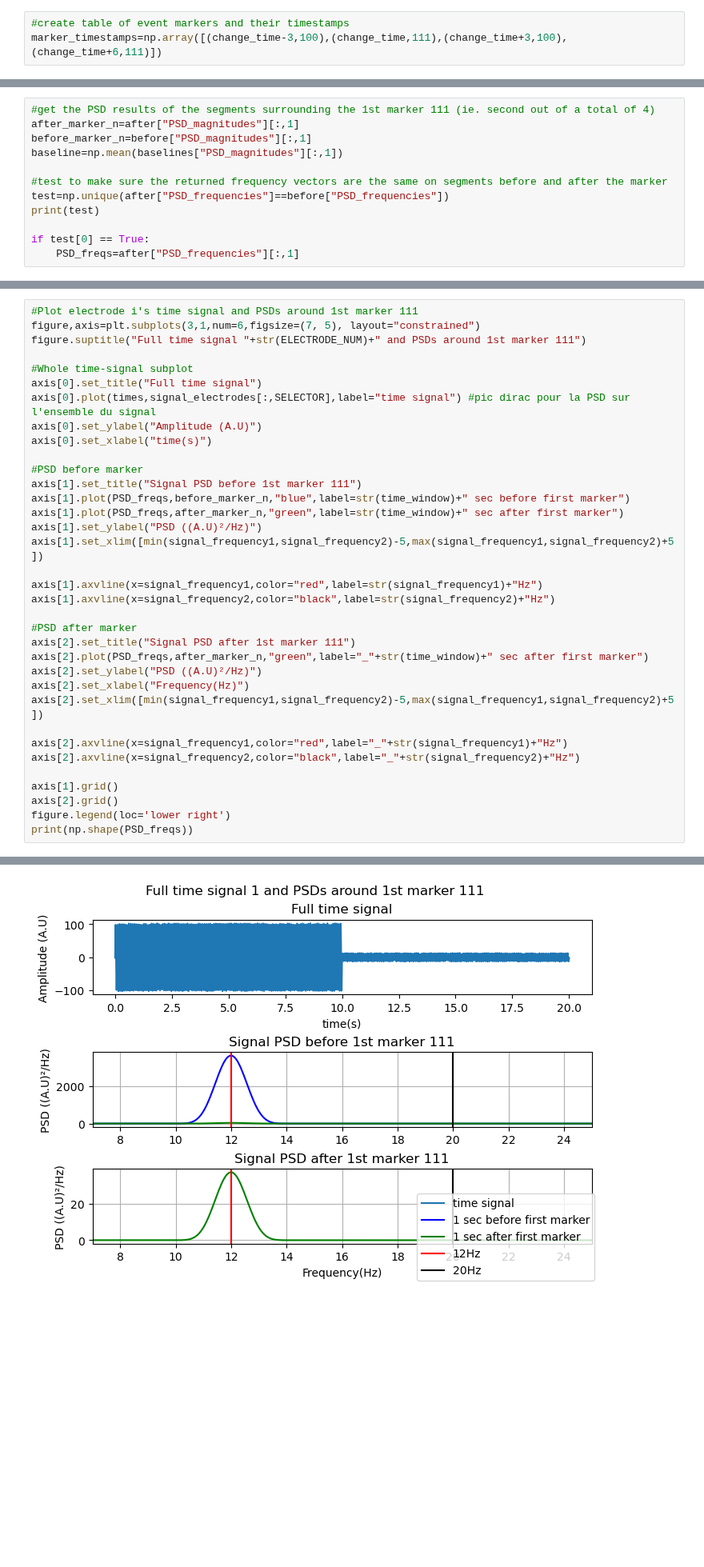
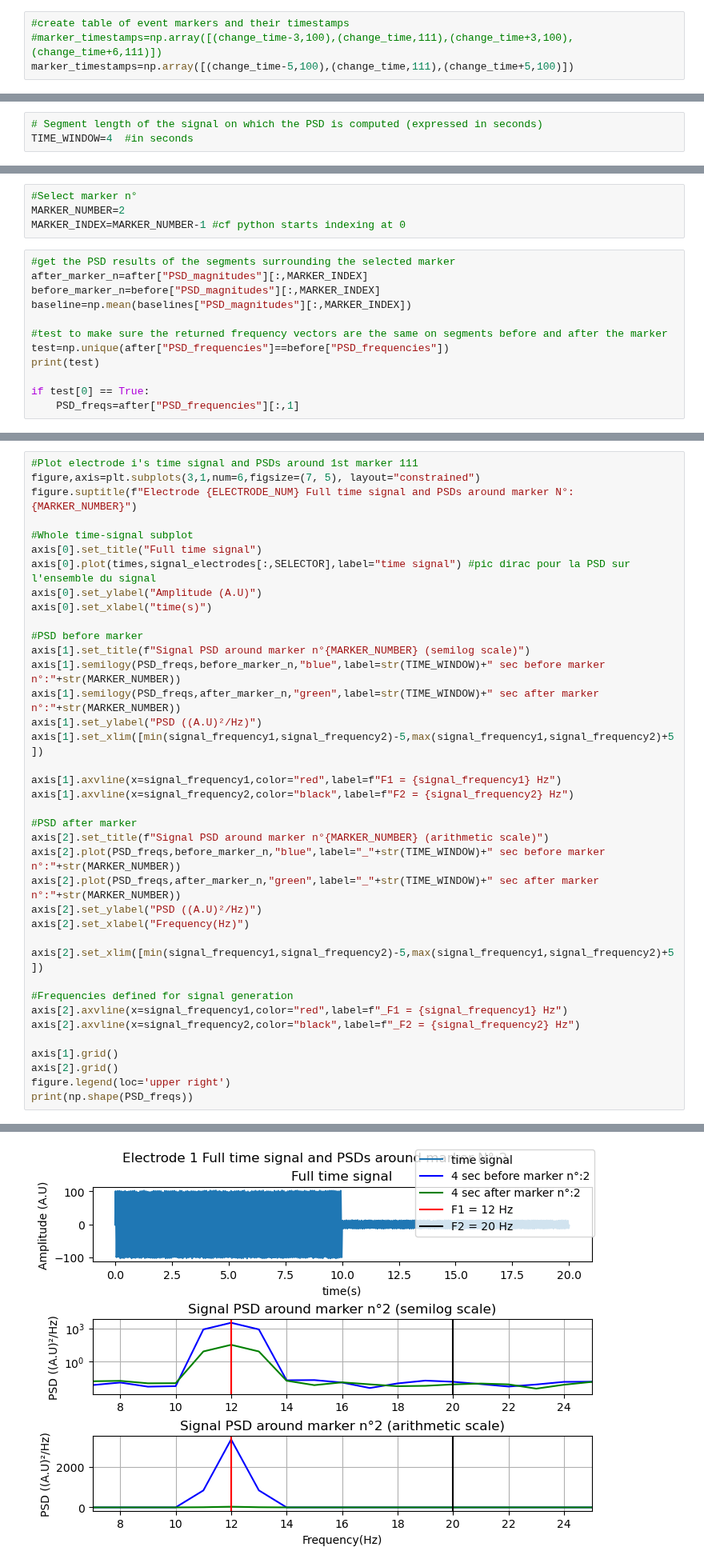
Before and after one commit to iwissemben/Stage_Signal_Physio, a Jupyter notebook: SRC/ERSP_artificial.ipynb, the cells around one changed output, grey strips where cells are left out. Shown at 80% size. Saved outputs shown, nothing was run; the diff lists cells and outputs as text; blank space fills up the shorter version.

```diff
--- a/SRC/ERSP_artificial.ipynb
+++ b/SRC/ERSP_artificial.ipynb
@@ -112,6 +113,7 @@ Creation of an array of markers and their timestamps as {column1:timestamp, colu
 # %%
 #create table of event markers and their timestamps
-marker_timestamps=np.array([(change_time-3,100),(change_time,111),(change_time+3,100),(change_time+6,111)])
+#marker_timestamps=np.array([(change_time-3,100),(change_time,111),(change_time+3,100),(change_time+6,111)])
+marker_timestamps=np.array([(change_time-5,100),(change_time,111),(change_time+5,100)])
 # %% [markdown]
 ### Generate noise <a   name="noise"></a>
 # %%
@@ -274,6 +302,9 @@ Solution: revoir et simplifier la methode de calcul des PSD et de la variation r
 ## 2-PSD around markers and ratio calculation: New method<a   name="new"></a>
 # %% [markdown]
 ### Compute the PSDs around all markers for one signal<a   name="psdnew"></a>
+# %%
+# Segment length of the signal on which the PSD is computed (expressed in seconds)
+TIME_WINDOW=4  #in seconds
 # %%
 #Compute the power spectrum on segments before and after all markers for selected electrode
 
@@ -290,8 +329,12 @@ baselines=compute_welch_on_a_signal_before_each_marker(signal_electrodes[:,SELEC
+# %%
+#Select marker n°
+MARKER_NUMBER=2
+MARKER_INDEX=MARKER_NUMBER-1 #cf python starts indexing at 0
 # %%
-#get the PSD results of the segments surrounding the 1st marker 111 (ie. second out of a total of 4)
-after_marker_n=after["PSD_magnitudes"][:,1]
-before_marker_n=before["PSD_magnitudes"][:,1]
-baseline=np.mean(baselines["PSD_magnitudes"][:,1])
+#get the PSD results of the segments surrounding the selected marker
+after_marker_n=after["PSD_magnitudes"][:,MARKER_INDEX]
+before_marker_n=before["PSD_magnitudes"][:,MARKER_INDEX]
+baseline=np.mean(baselines["PSD_magnitudes"][:,MARKER_INDEX])
 
 #test to make sure the returned frequency vectors are the same on segments before and after the marker
 test=np.unique(after["PSD_frequencies"]==before["PSD_frequencies"])
@@ -306,7 +349,7 @@ if test[0] == True:
 # %%
 #Plot electrode i's time signal and PSDs around 1st marker 111
 figure,axis=plt.subplots(3,1,num=6,figsize=(7, 5), layout="constrained")
-figure.suptitle("Full time signal "+str(ELECTRODE_NUM)+" and PSDs around 1st marker 111")
+figure.suptitle(f"Electrode {ELECTRODE_NUM} Full time signal and PSDs around marker N°:{MARKER_NUMBER}")
 
 #Whole time-signal subplot
 axis[0].set_title("Full time signal")
@@ -315,27 +358,30 @@ axis[0].set_ylabel("Amplitude (A.U)")
 axis[0].set_xlabel("time(s)")
 
 #PSD before marker
-axis[1].set_title("Signal PSD before 1st marker 111")
-axis[1].plot(PSD_freqs,before_marker_n,"blue",label=str(time_window)+" sec before first marker")
-axis[1].plot(PSD_freqs,after_marker_n,"green",label=str(time_window)+" sec after first marker")
+axis[1].set_title(f"Signal PSD around marker n°{MARKER_NUMBER} (semilog scale)")
+axis[1].semilogy(PSD_freqs,before_marker_n,"blue",label=str(TIME_WINDOW)+" sec before marker n°:"+str(MARKER_NUMBER))
+axis[1].semilogy(PSD_freqs,after_marker_n,"green",label=str(TIME_WINDOW)+" sec after marker n°:"+str(MARKER_NUMBER))
 axis[1].set_ylabel("PSD ((A.U)²/Hz)")
 axis[1].set_xlim([min(signal_frequency1,signal_frequency2)-5,max(signal_frequency1,signal_frequency2)+5])
 
-axis[1].axvline(x=signal_frequency1,color="red",label=str(signal_frequency1)+"Hz")
-axis[1].axvline(x=signal_frequency2,color="black",label=str(signal_frequency2)+"Hz")
+axis[1].axvline(x=signal_frequency1,color="red",label=f"F1 = {signal_frequency1} Hz")
+axis[1].axvline(x=signal_frequency2,color="black",label=f"F2 = {signal_frequency2} Hz")
 
 #PSD after marker
-axis[2].set_title("Signal PSD after 1st marker 111")
-axis[2].plot(PSD_freqs,after_marker_n,"green",label="_"+str(time_window)+" sec after first marker")
+axis[2].set_title(f"Signal PSD around marker n°{MARKER_NUMBER} (arithmetic scale)")
+axis[2].plot(PSD_freqs,before_marker_n,"blue",label="_"+str(TIME_WINDOW)+" sec before marker n°:"+str(MARKER_NUMBER))
+axis[2].plot(PSD_freqs,after_marker_n,"green",label="_"+str(TIME_WINDOW)+" sec after marker n°:"+str(MARKER_NUMBER))
 axis[2].set_ylabel("PSD ((A.U)²/Hz)")
 axis[2].set_xlabel("Frequency(Hz)")
+
 axis[2].set_xlim([min(signal_frequency1,signal_frequency2)-5,max(signal_frequency1,signal_frequency2)+5])
 
-axis[2].axvline(x=signal_frequency1,color="red",label="_"+str(signal_frequency1)+"Hz")
-axis[2].axvline(x=signal_frequency2,color="black",label="_"+str(signal_frequency2)+"Hz")
+#Frequencies defined for signal generation
+axis[2].axvline(x=signal_frequency1,color="red",label=f"_F1 = {signal_frequency1} Hz")
+axis[2].axvline(x=signal_frequency2,color="black",label=f"_F2 = {signal_frequency2} Hz")
 
 axis[1].grid()
 axis[2].grid()
-figure.legend(loc='lower right')
+figure.legend(loc='upper right')
 print(np.shape(PSD_freqs))
 # %% [output]
@@ -343,4 +389,4 @@ print(np.shape(PSD_freqs))
-[figure, old version]
+[figure, new version]
 # %%
 # What are the maximas of the power spectrum of the segments surrounding the 1st '111' marker?
 maxima_psd_before=np.max(before_marker_n) #1st marker 111 (2d marker of all)
```
Also changed, not shown: parts of 22 cells of this notebook, 1 other file.
